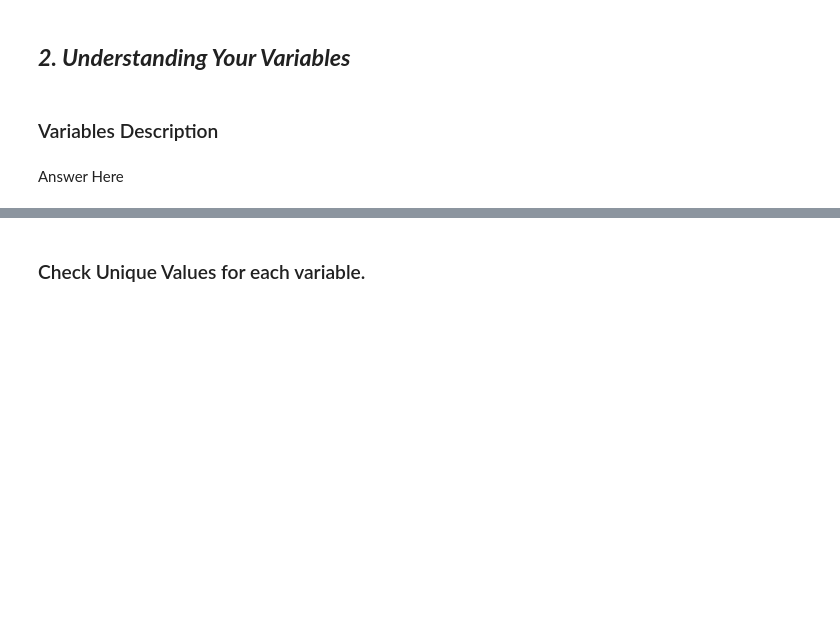
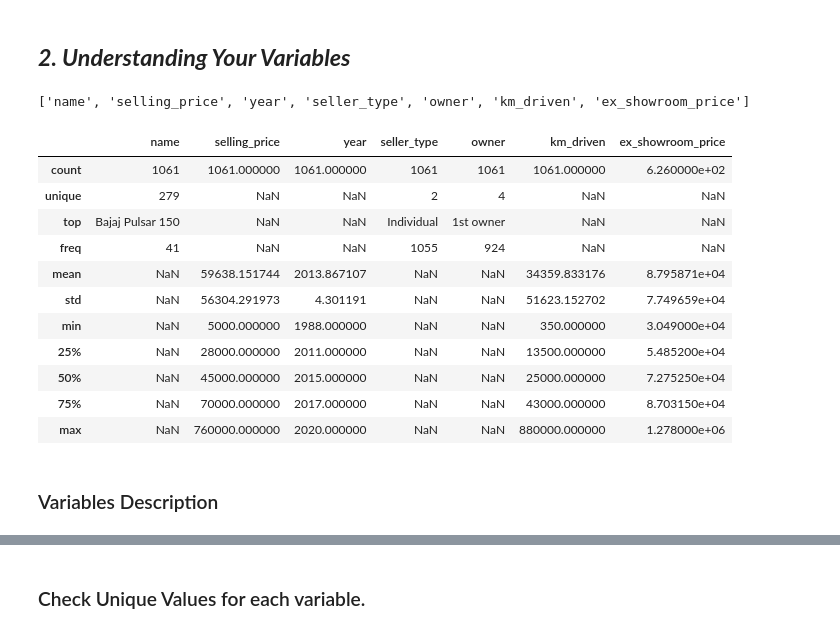
Before and after one commit to VishalChauhan85/Motorcycle-Dataset---ML, a Jupyter notebook: Motorcycle_Dataset_ML.ipynb, the cells around one changed output, grey strips where cells are left out. Drawn from its saved outputs; the diff is of its cells as text; code cells hidden in the pictures; blank space fills up the shorter version.

```diff
--- a/Motorcycle_Dataset_ML.ipynb
+++ b/Motorcycle_Dataset_ML.ipynb
@@ -117,9 +179,24 @@ Answer Here
 ## ***2. Understanding Your Variables***
 # %%
 # Dataset Columns
+print(df.columns.tolist())
+# %% [output]
+['name', 'selling_price', 'year', 'seller_type', 'owner', 'km_driven', 'ex_showroom_price']
 # %%
 # Dataset Describe
+df.describe(include='all')
+# %% [output]
+|  | name | selling_price | year | seller_type | owner | km_driven | ex_showroom_price |
+| count | 1061 | 1061.000000 | 1061.000000 | 1061 | 1061 | 1061.000000 | 6.260000e+02 |
+| unique | 279 | NaN | NaN | 2 | 4 | NaN | NaN |
+| top | Bajaj Pulsar 150 | NaN | NaN | Individual | 1st owner | NaN | NaN |
+| freq | 41 | NaN | NaN | 1055 | 924 | NaN | NaN |
+| mean | NaN | 59638.151744 | 2013.867107 | NaN | NaN | 34359.833176 | 8.795871e+04 |
+| std | NaN | 56304.291973 | 4.301191 | NaN | NaN | 51623.152702 | 7.749659e+04 |
+| min | NaN | 5000.000000 | 1988.000000 | NaN | NaN | 350.000000 | 3.049000e+04 |
+| 25% | NaN | 28000.000000 | 2011.000000 | NaN | NaN | 13500.000000 | 5.485200e+04 |
+| 50% | NaN | 45000.000000 | 2015.000000 | NaN | NaN | 25000.000000 | 7.275250e+04 |
+| 75% | NaN | 70000.000000 | 2017.000000 | NaN | NaN | 43000.000000 | 8.703150e+04 |
+| max | NaN | 760000.000000 | 2020.000000 | NaN | NaN | 880000.000000 | 1.278000e+06 |
 # %% [markdown]
 ### Variables Description
-# %% [markdown]
-Answer Here
```
Also changed, not shown: parts of 15 cells of this notebook.
